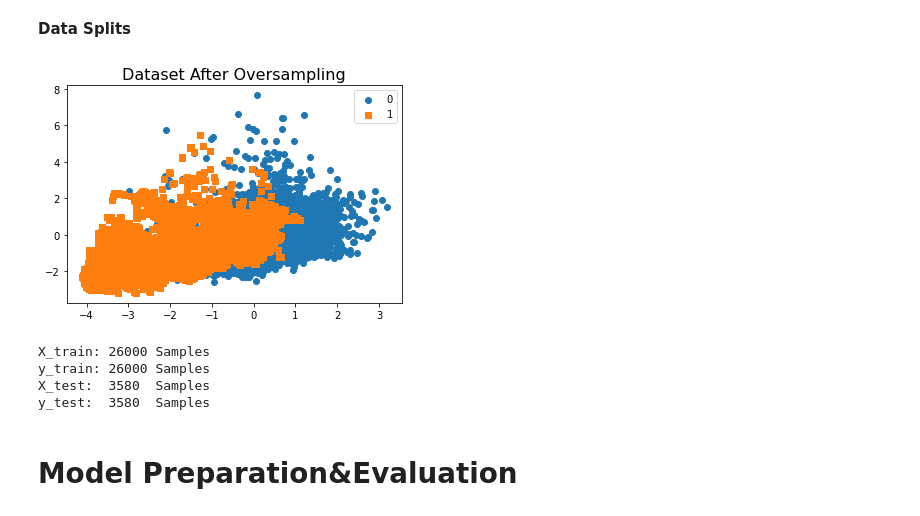
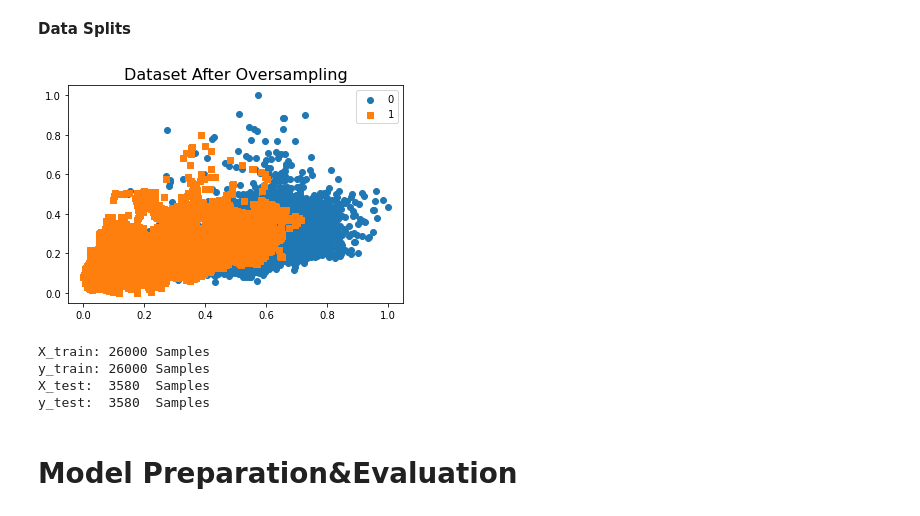
Before and after one commit to bahadirbasaran/pulsar-detection-kaggle-competition, a Jupyter notebook: main.ipynb, the cells around one changed output. Drawn from its saved outputs; the diff is of its cells as text; code cells hidden in the pictures.

```diff
--- a/main.ipynb
+++ b/main.ipynb
@@ -138,20 +138,18 @@ def evaluateClassifier(classifier, y_true, y_pred, probabilities, elapsedTime, d
 
   return df_stats
 
-def createDataSplits(dataset, list_dataColumns, targetColumn, testSizeRatio, randomState=42, oversample=True, normalize=True):
+def createDataSplits(dataset, list_dataColumns, targetColumn, testSizeRatio, randomState=42, oversample=True, obj_preprocessing=None, printStats=True):
   X = dataset[dataset.columns[list_dataColumns]]
   y = dataset[dataset.columns[targetColumn]]
 
   X_train, X_test, y_train, y_test = train_test_split(X, y, test_size = testSizeRatio, random_state=randomState)
 
-  if normalize == True:
-    scaler = StandardScaler()
-    X_train = scaler.fit_transform(X_train)
-    X_test = scaler.transform(X_test)
-
-  #Index of X_train and X_test are changed. We must reset the index of y_train and y_test.Otherwise, index mismatch error.
-  y_train = y_train.reset_index(drop=True)
-  y_test = y_test.reset_index(drop=True)
+  if obj_preprocessing is not None:
+    X_train = obj_preprocessing.fit_transform(X_train)
+    X_test = obj_preprocessing.transform(X_test)
+    #Index of X_train and X_test are changed. We must reset the index of y_train and y_test.Otherwise, index mismatch error.
+    y_train = y_train.reset_index(drop=True)
+    y_test = y_test.reset_index(drop=True)
 
   #Oversampling to balance the data set
   if oversample == True:
@@ -159,10 +157,11 @@ def createDataSplits(dataset, list_dataColumns, targetColumn, testSizeRatio, ran
     X_train, y_train = sm.fit_sample(X_train, y_train)
     plot_2D_space(X_train, y_train, label='Dataset After Oversampling')
 
-  print("\nX_train: {} Samples".format(len(X_train)))
-  print("y_train: {} Samples".format(len(y_train)))
-  print("X_test:  {}  Samples".format(len(X_test)))
-  print("y_test:  {}  Samples".format(len(y_test)))
+  if printStats == True:
+    print("\nX_train: {} Samples".format(len(X_train)))
+    print("y_train: {} Samples".format(len(y_train)))
+    print("X_test:  {}  Samples".format(len(X_test)))
+    print("y_test:  {}  Samples".format(len(y_test)))
 
   return X_train, X_test, y_train, y_test
 # %% [markdown]
@@ -255,9 +254,11 @@ Joint Plot:
 # %% [markdown]
 **Data Splits**
 # %%
-X_train, X_test, y_train, y_test = createDataSplits(dataset, [0,1,2,3,4,5,6,7], 8, 0.2)
+obj_prc = MinMaxScaler()
+
+X_train, X_test, y_train, y_test = createDataSplits(dataset, [0,1,2,3,4,5,6,7], 8, 0.2, obj_preprocessing=obj_prc)
 # %% [output]
-[figure, old version]
+[figure, new version]
 X_train: 26000 Samples
 y_train: 26000 Samples
 X_test:  3580  Samples
```
Also changed, not shown: parts of 3 cells of this notebook.
